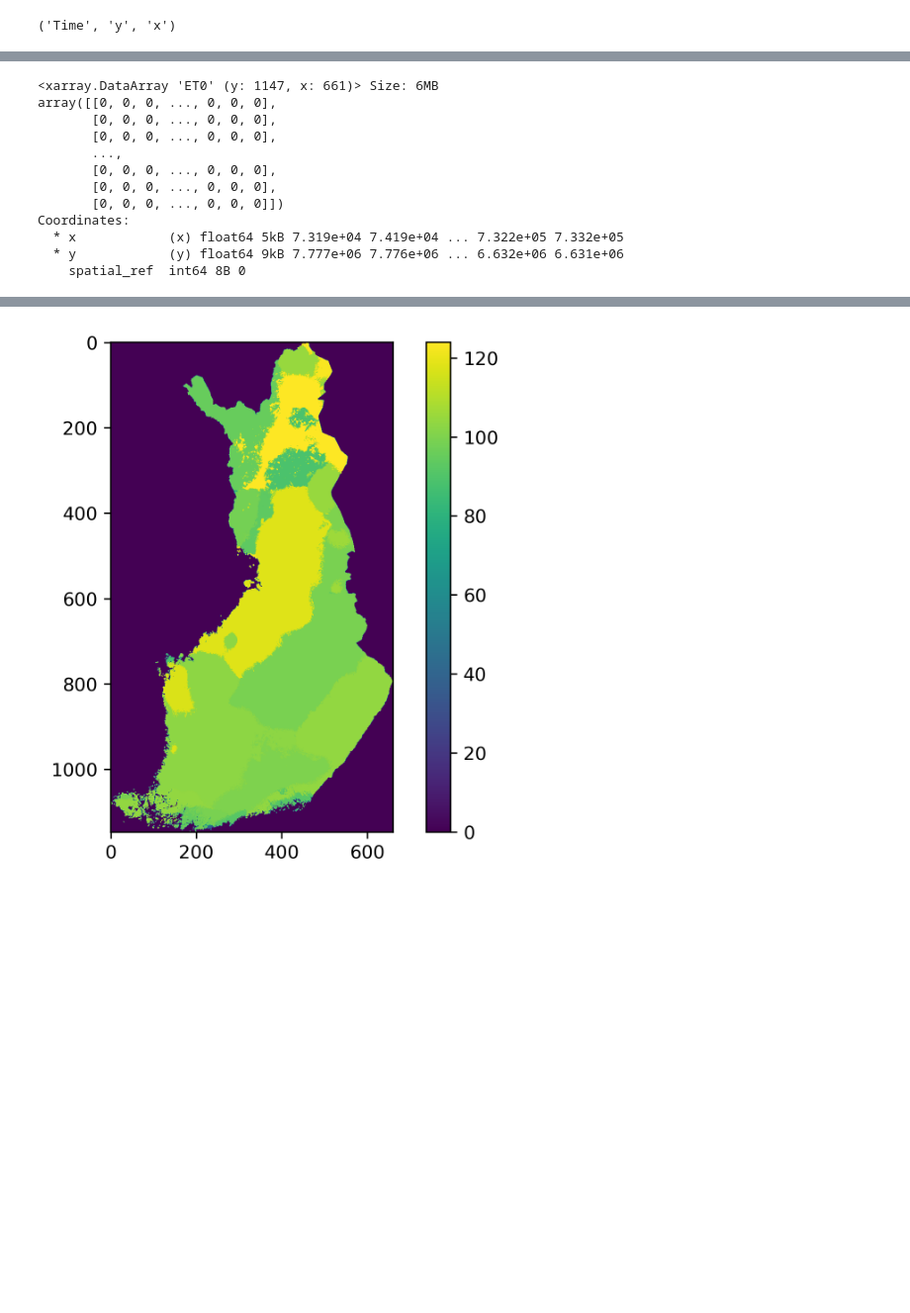
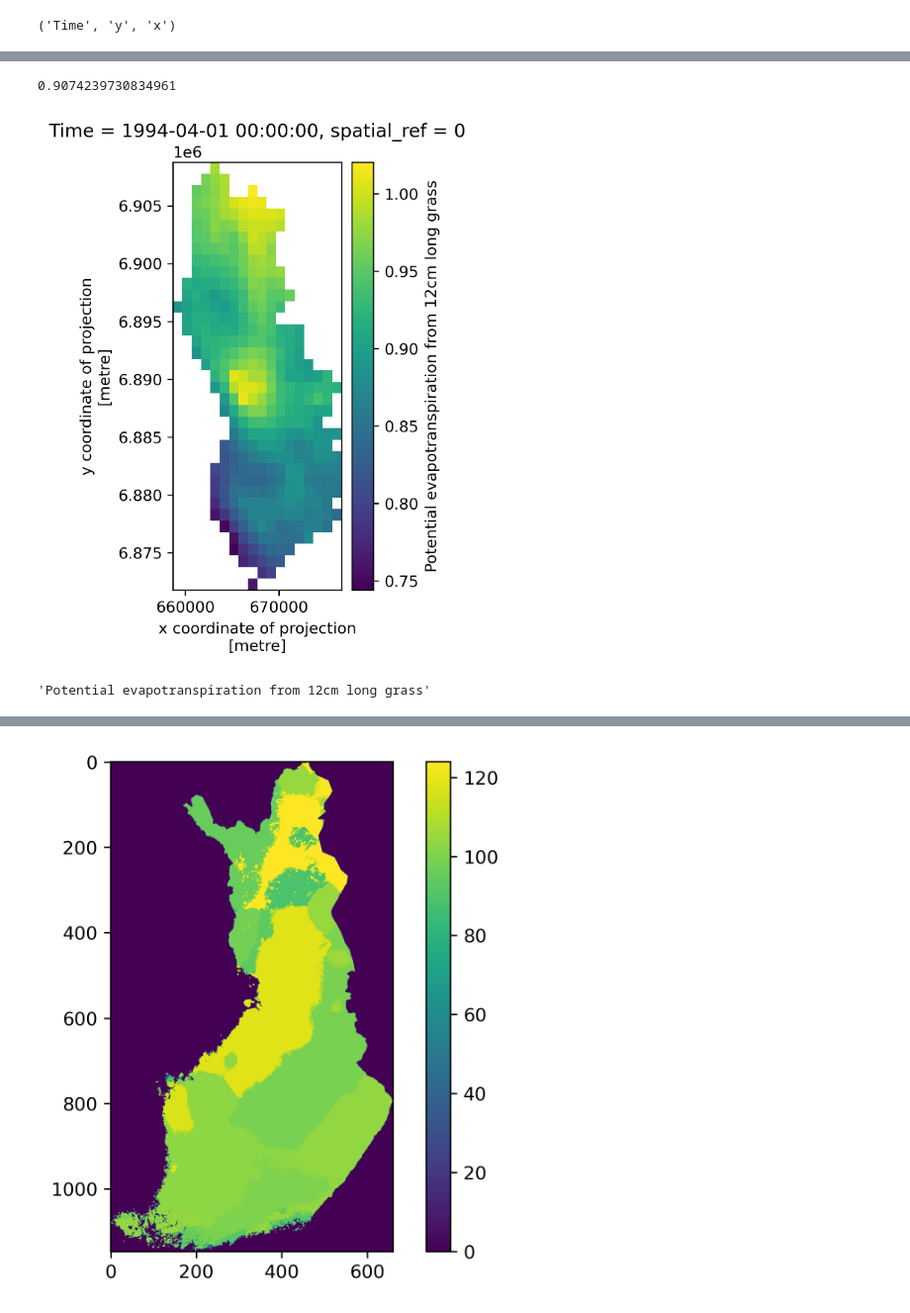
Before and after one commit to iiroseppa/CAMELS-FI, a Jupyter notebook: data/climate_extractor.ipynb, the cells around one changed output, grey strips where cells are left out. Shown at 99% size. Drawn from its saved outputs; the diff is of its cells as text; code cells hidden in the pictures; blank space fills up the shorter version.

```diff
--- a/data/climate_extractor.ipynb
+++ b/data/climate_extractor.ipynb
@@ -56,15 +141,9 @@ data_array.dims
+# %%
+for time_step in data_array.Time:
+    time = time_step.item()
+
+    break
 # %%
-data_array.argmax('Time')
+#one_day_data = data_array.sel({'Time':'1994-04-01'})
+one_day_data = data_array.sel({'Time':time})
+#one_day_data.write_nodata(np.nan, inplace=True)
-# %% [output]
-<xarray.DataArray 'ET0' (y: 1147, x: 661)> Size: 6MB
-array([[0, 0, 0, ..., 0, 0, 0],
-       [0, 0, 0, ..., 0, 0, 0],
-       [0, 0, 0, ..., 0, 0, 0],
-       ...,
-       [0, 0, 0, ..., 0, 0, 0],
-       [0, 0, 0, ..., 0, 0, 0],
-       [0, 0, 0, ..., 0, 0, 0]])
-Coordinates:
-  * x            (x) float64 5kB 7.319e+04 7.419e+04 ... 7.322e+05 7.332e+05
-  * y            (y) float64 9kB 7.777e+06 7.776e+06 ... 6.632e+06 6.631e+06
-    spatial_ref  int64 8B 0
@@ -70,0 +152,32 @@ Coordinates:
+# %%
+"""
+geometries = [
+    {
+        'type':'Polygon',
+        'coordinates': [[
+            [300_000, 6_800_000],
+            [400_000, 6_800_000],
+            [400_000, 7_000_000],
+            [350_000, 6_900_000],
+            [300_000, 7_000_000]
+        ]]
+    }
+]
+"""
+i = 0
+watershed = watersheds.loc[[i]]
+bounds = watershed.bounds
+minx = bounds.at[i, 'minx']
+maxx = bounds.at[i, 'maxx']
+miny = bounds.at[i, 'miny']
+maxy = bounds.at[i, 'maxy']
+aspect = (maxx-minx) / (maxy-miny)
+print(one_day_data.rio.clip(watershed.geometry.values).mean().item())
+qm = one_day_data.rio.clip(watershed.geometry.values, crs=watershed.crs).plot(aspect=aspect, size=5, cbar_kwargs={'label': one_day_data.long_name})
+# %% [output]
+0.9074239730834961
+[figure, added]
+# %%
+one_day_data.long_name
+# %% [output]
+'Potential evapotranspiration from 12cm long grass'
```
Also changed, not shown: parts of 13 cells of this notebook, 2 other files.
